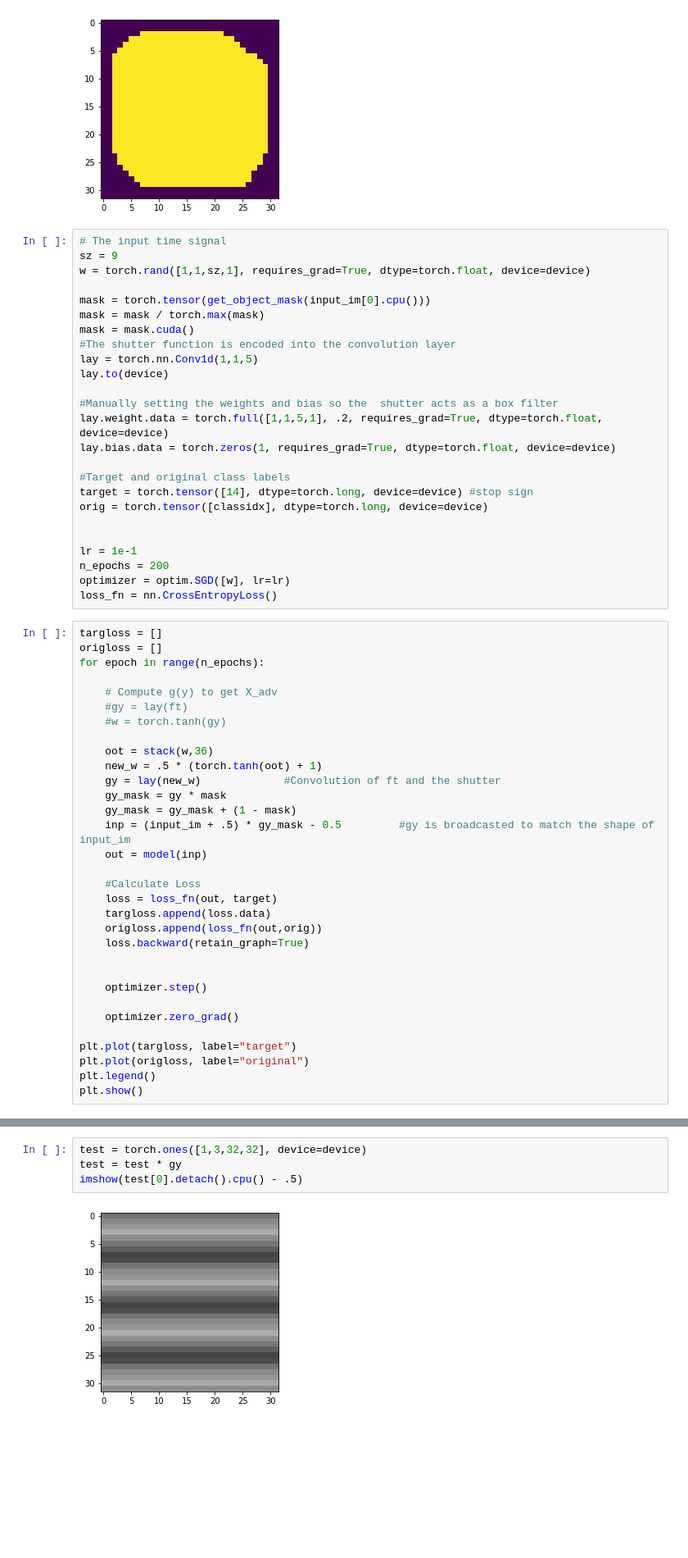
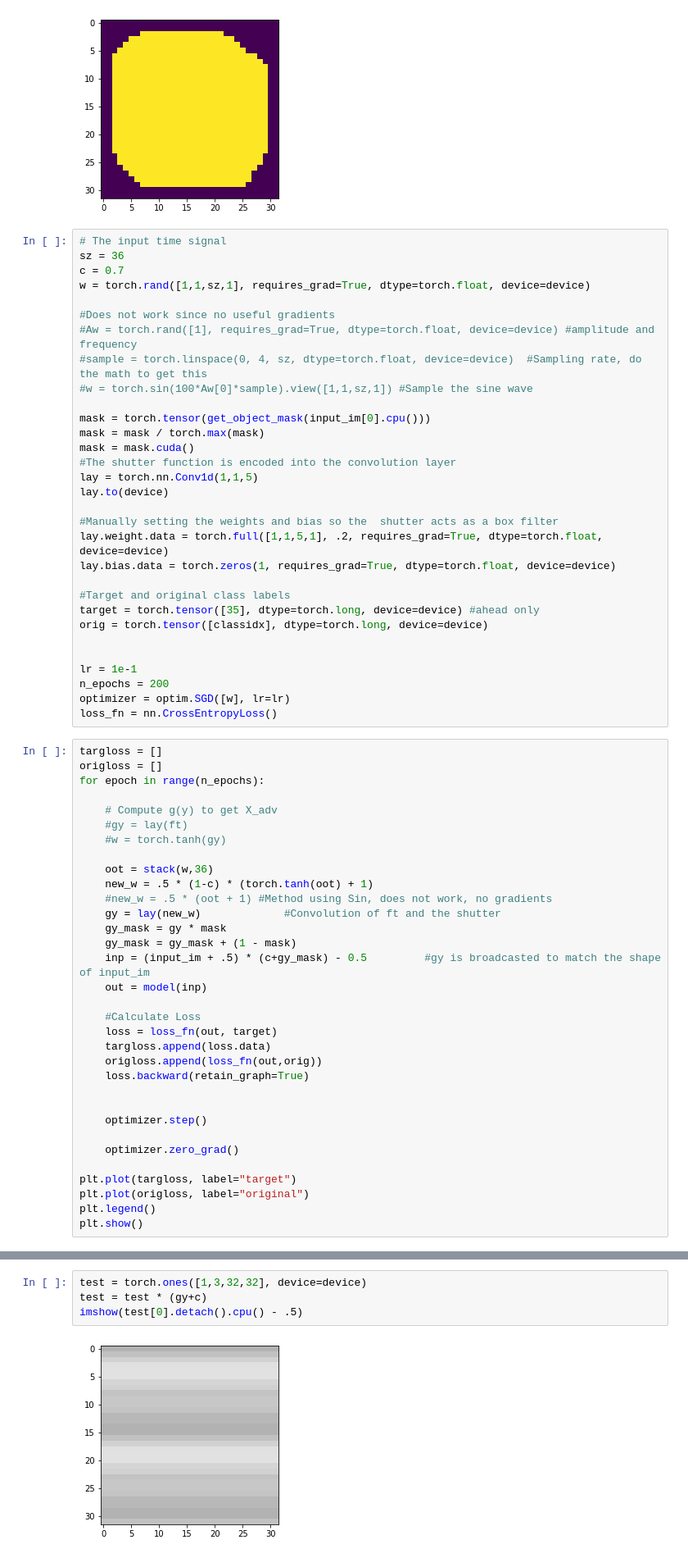
Before and after one commit to earlence-security/invis-perturbations, a Jupyter notebook: experiments.ipynb, the cells around one changed output, grey strips where cells are left out. Shown: that part at 82% size. Drawn from its saved outputs; the diff is of its cells as text; blank space fills up the shorter version.

Commit message:
Added var to darken image, represent base image

```diff
--- a/experiments.ipynb
+++ b/experiments.ipynb
@@ -175,8 +180,14 @@ plt.show()
 [figure]
 # %%
 # The input time signal
-sz = 9
+sz = 36
+c = 0.7
 w = torch.rand([1,1,sz,1], requires_grad=True, dtype=torch.float, device=device)
+
+#Does not work since no useful gradients
+#Aw = torch.rand([1], requires_grad=True, dtype=torch.float, device=device) #amplitude and frequency
+#sample = torch.linspace(0, 4, sz, dtype=torch.float, device=device)  #Sampling rate, do the math to get this
+#w = torch.sin(100*Aw[0]*sample).view([1,1,sz,1]) #Sample the sine wave
 
 mask = torch.tensor(get_object_mask(input_im[0].cpu()))
 mask = mask / torch.max(mask)
@@ -190,7 +201,7 @@ lay.weight.data = torch.full([1,1,5,1], .2, requires_grad=True, dtype=torch.floa
 lay.bias.data = torch.zeros(1, requires_grad=True, dtype=torch.float, device=device)
 
 #Target and original class labels
-target = torch.tensor([14], dtype=torch.long, device=device) #stop sign
+target = torch.tensor([35], dtype=torch.long, device=device) #ahead only
 orig = torch.tensor([classidx], dtype=torch.long, device=device)
 
 
@@ -208,11 +219,12 @@ for epoch in range(n_epochs):
     #w = torch.tanh(gy)
 
     oot = stack(w,36)
-    new_w = .5 * (torch.tanh(oot) + 1)
+    new_w = .5 * (1-c) * (torch.tanh(oot) + 1)
+    #new_w = .5 * (oot + 1) #Method using Sin, does not work, no gradients
     gy = lay(new_w)             #Convolution of ft and the shutter
     gy_mask = gy * mask
     gy_mask = gy_mask + (1 - mask)
-    inp = (input_im + .5) * gy_mask - 0.5         #gy is broadcasted to match the shape of input_im
+    inp = (input_im + .5) * (c+gy_mask) - 0.5         #gy is broadcasted to match the shape of input_im
     out = model(inp)
 
     #Calculate Loss
@@ -250,9 +270,9 @@ imshow(test[0].detach().cpu() - .5)
 # %%
 test = torch.ones([1,3,32,32], device=device)
-test = test * gy
+test = test * (gy+c)
 imshow(test[0].detach().cpu() - .5)
 # %% [output]
-[figure, old version]
+[figure, new version]
 # %%
 plt.plot(torch.flatten(w).detach().cpu(), label="w")
 plt.plot(torch.flatten(new_w).detach().cpu(), label="new_w")
```
Also changed, not shown: parts of 11 cells of this notebook.
